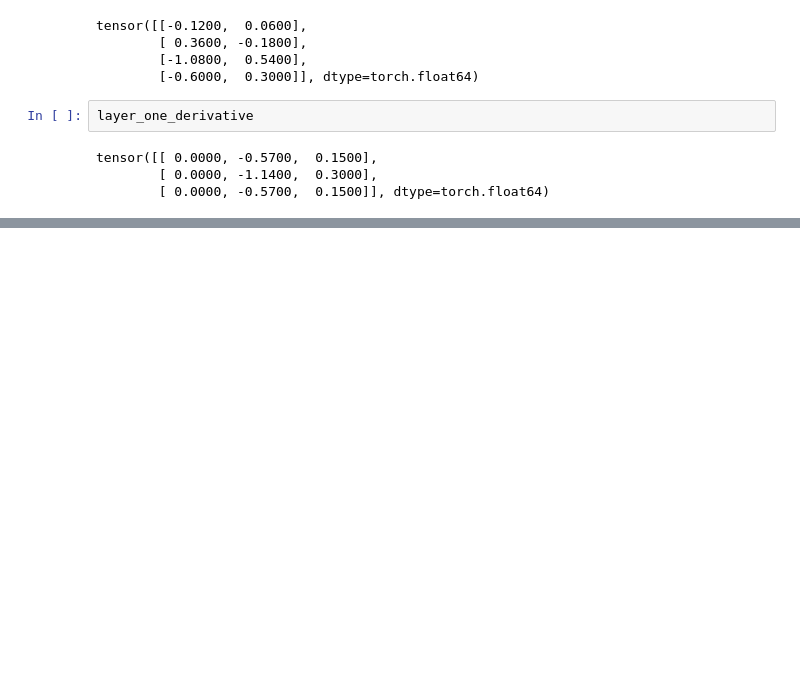
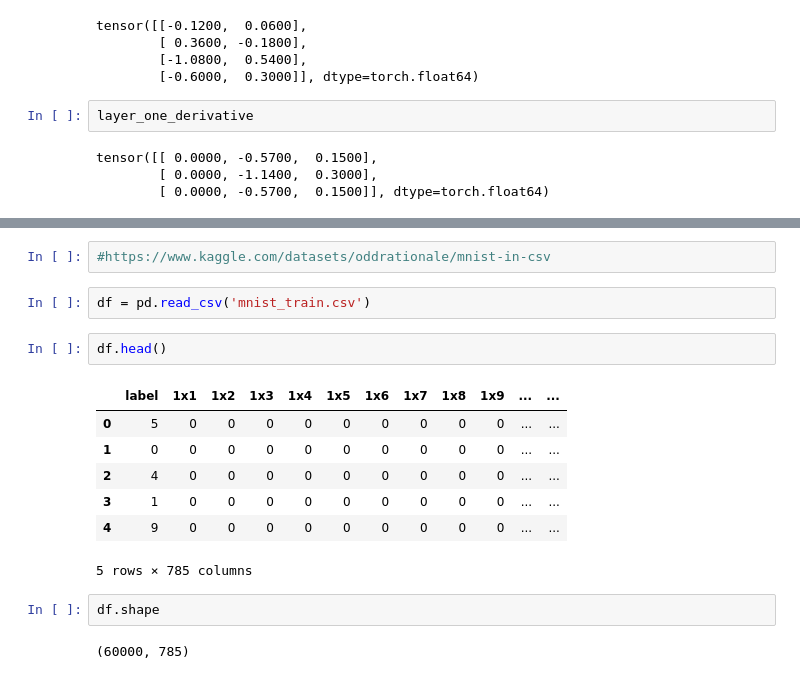
Before and after one commit to Shai2u/gis_ml_workshop_2024, a Jupyter notebook: Ex/Ex 4/neural_network_inutition.ipynb, the cells around one changed output, grey strips where cells are left out. Saved outputs shown, nothing was run; the diff lists cells and outputs as text; blank space fills up the shorter version.

```diff
--- a/Ex/Ex 4/neural_network_inutition.ipynb
+++ b/Ex/Ex 4/neural_network_inutition.ipynb
@@ -461,0 +501,18 @@ tensor([[ 0.0000, -0.5700,  0.1500],
+# %%
+#https://www.kaggle.com/datasets/oddrationale/mnist-in-csv
+# %%
+df = pd.read_csv('mnist_train.csv')
+# %%
+df.head()
+# %% [output]
+|  | label | 1x1 | 1x2 | 1x3 | 1x4 | 1x5 | 1x6 | 1x7 | 1x8 | 1x9 | ... | ... |
+| 0 | 5 | 0 | 0 | 0 | 0 | 0 | 0 | 0 | 0 | 0 | ... | ... |
+| 1 | 0 | 0 | 0 | 0 | 0 | 0 | 0 | 0 | 0 | 0 | ... | ... |
+| 2 | 4 | 0 | 0 | 0 | 0 | 0 | 0 | 0 | 0 | 0 | ... | ... |
+| 3 | 1 | 0 | 0 | 0 | 0 | 0 | 0 | 0 | 0 | 0 | ... | ... |
+| 4 | 9 | 0 | 0 | 0 | 0 | 0 | 0 | 0 | 0 | 0 | ... | ... |
+5 rows × 785 columns
+# %%
+df.shape
+# %% [output]
+(60000, 785)
```
Also changed, not shown: parts of 17 cells of this notebook.
